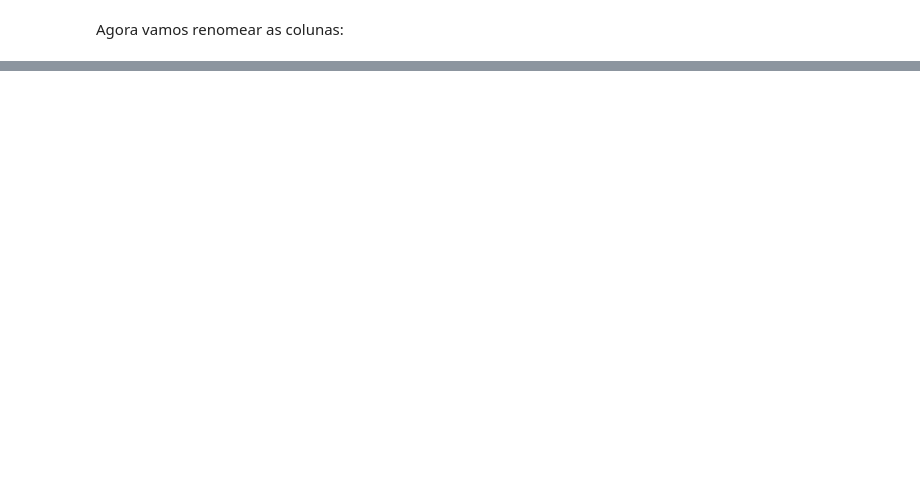
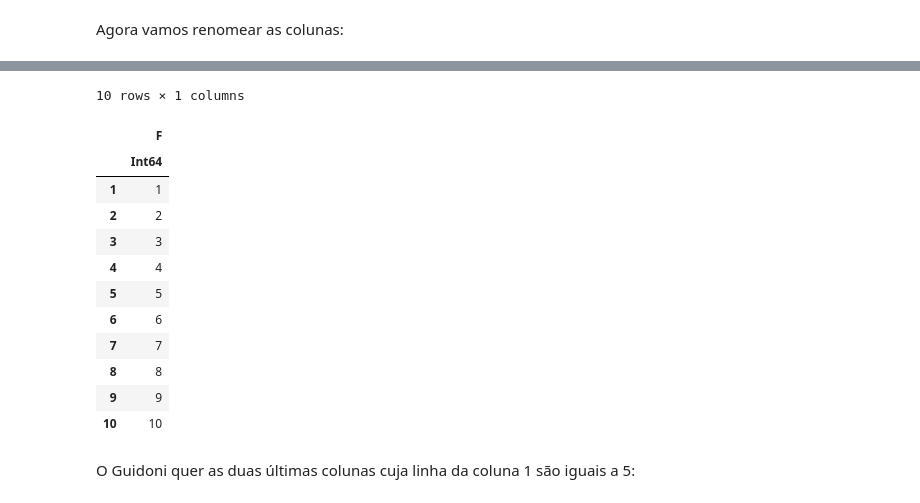
Before and after one commit to julia-diversity-and-inclusion/juliaCluBR, a Jupyter notebook: semana03/03-colab_notes.ipynb, the cells around one changed output, grey strips where cells are left out. Drawn from its saved outputs; the diff is of its cells as text; code cells hidden in the pictures; blank space fills up the shorter version.

```diff
--- a/semana03/03-colab_notes.ipynb
+++ b/semana03/03-colab_notes.ipynb
@@ -218,0 +249,18 @@ rename!(df1,:A => :F) # "Pegue a coluna que se chama 'A' e agora chame ela de 'F
+# %%
+df1[[:F]] #Se pedir com dois colchetes, ele retorna um dataframe com uma coluna
+# %% [output]
+10 rows × 1 columns
+|  | F |
+|  | Int64 |
+| 1 | 1 |
+| 2 | 2 |
+| 3 | 3 |
+| 4 | 4 |
+| 5 | 5 |
+| 6 | 6 |
+| 7 | 7 |
+| 8 | 8 |
+| 9 | 9 |
+| 10 | 10 |
+# %% [markdown]
+O Guidoni quer as duas últimas colunas cuja linha da coluna 1 são iguais a 5:
```
Also changed, not shown: parts of 18 cells of this notebook.
